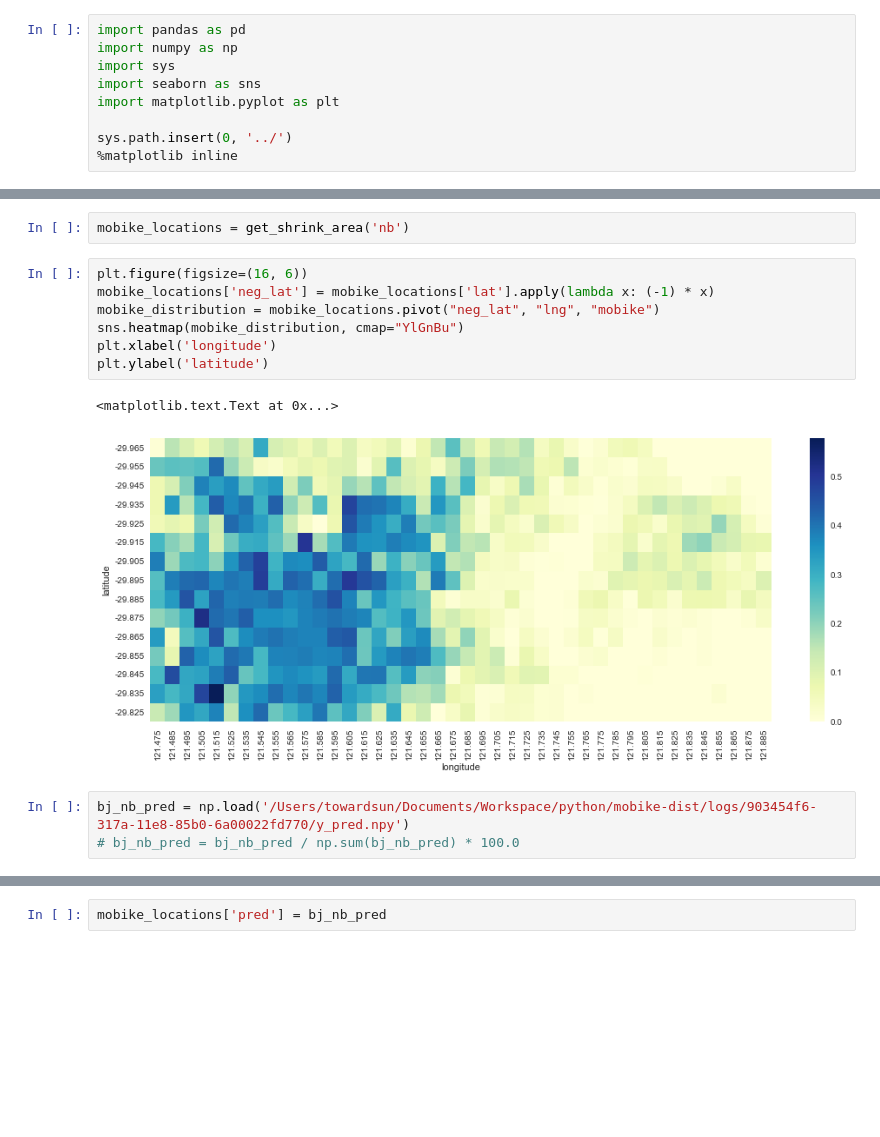
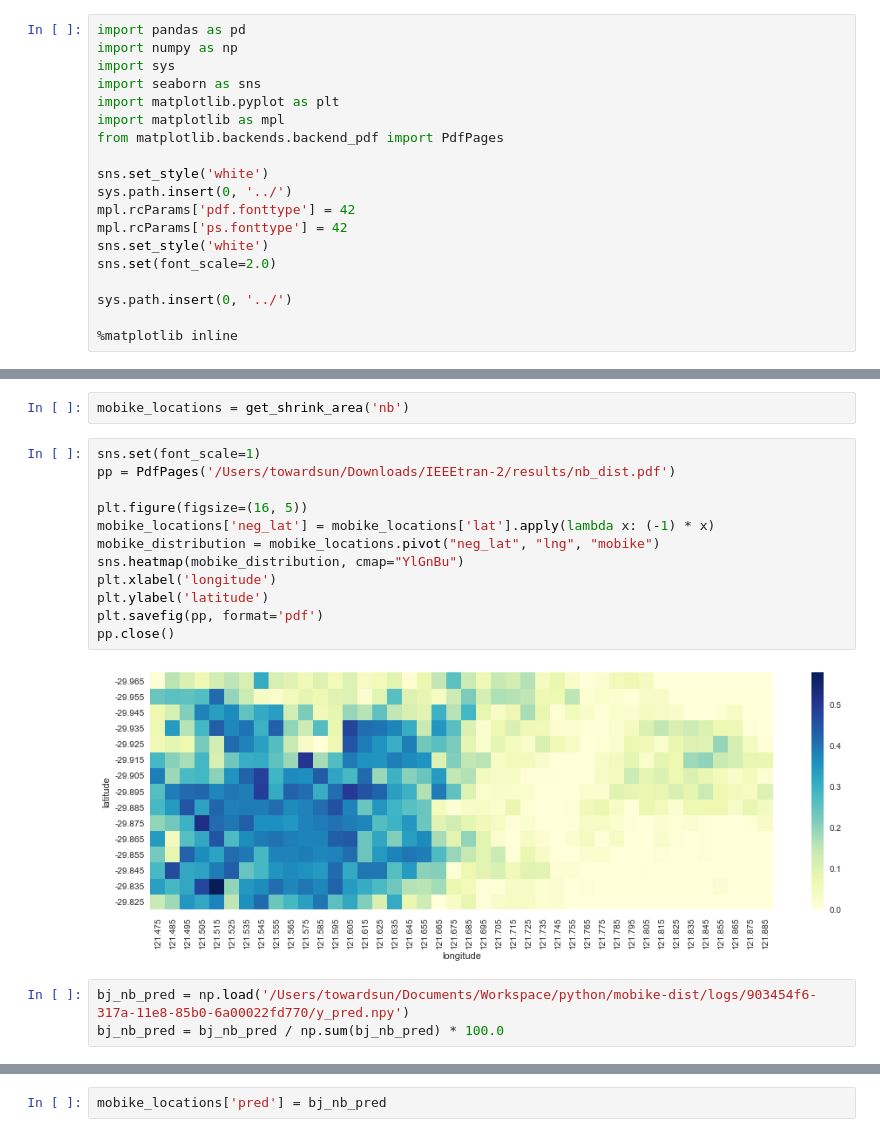
Before and after one commit to TowardSun/mobike-dist, a Jupyter notebook: experiment/dist_visualization.ipynb, the cells around one changed output, grey strips where cells are left out. Drawn from its saved outputs; the diff is of its cells as text; blank space fills up the shorter version.

```diff
--- a/experiment/dist_visualization.ipynb
+++ b/experiment/dist_visualization.ipynb
@@ -4,8 +4,18 @@ import numpy as np
 import sys
 import seaborn as sns
 import matplotlib.pyplot as plt
+import matplotlib as mpl
+from matplotlib.backends.backend_pdf import PdfPages
+
+sns.set_style('white')
+sys.path.insert(0, '../')
+mpl.rcParams['pdf.fonttype'] = 42
+mpl.rcParams['ps.fonttype'] = 42
+sns.set_style('white')
+sns.set(font_scale=2.0)
 
 sys.path.insert(0, '../')
+
 %matplotlib inline
 # %%
 PATH_PATTERN = '../data/%s_mobike_grid_week_0717_0721_street_std_mean_1000_1000.csv'
@@ -64,18 +74,22 @@ def get_shrink_area(city_name, window=5):
 # %%
 mobike_locations = get_shrink_area('nb')
 # %%
-plt.figure(figsize=(16, 6))
+sns.set(font_scale=1)
+pp = PdfPages('/Users/towardsun/Downloads/IEEEtran-2/results/nb_dist.pdf')
+
+plt.figure(figsize=(16, 5))
 mobike_locations['neg_lat'] = mobike_locations['lat'].apply(lambda x: (-1) * x)
 mobike_distribution = mobike_locations.pivot("neg_lat", "lng", "mobike")
 sns.heatmap(mobike_distribution, cmap="YlGnBu")
 plt.xlabel('longitude')
 plt.ylabel('latitude')
+plt.savefig(pp, format='pdf')
+pp.close()
 # %% [output]
-<matplotlib.text.Text at 0x...>
-[figure, old version]
+[figure, new version]
 # %%
 bj_nb_pred = np.load('/Users/towardsun/Documents/Workspace/python/mobike-dist/logs/903454f6-317a-11e8-85b0-6a00022fd770/y_pred.npy')
-# bj_nb_pred = bj_nb_pred / np.sum(bj_nb_pred) * 100.0
+bj_nb_pred = bj_nb_pred / np.sum(bj_nb_pred) * 100.0
 # %%
 mobike_locations.shape
 # %% [output]
```
Also changed, not shown: parts of 10 cells of this notebook, 8 other files.
